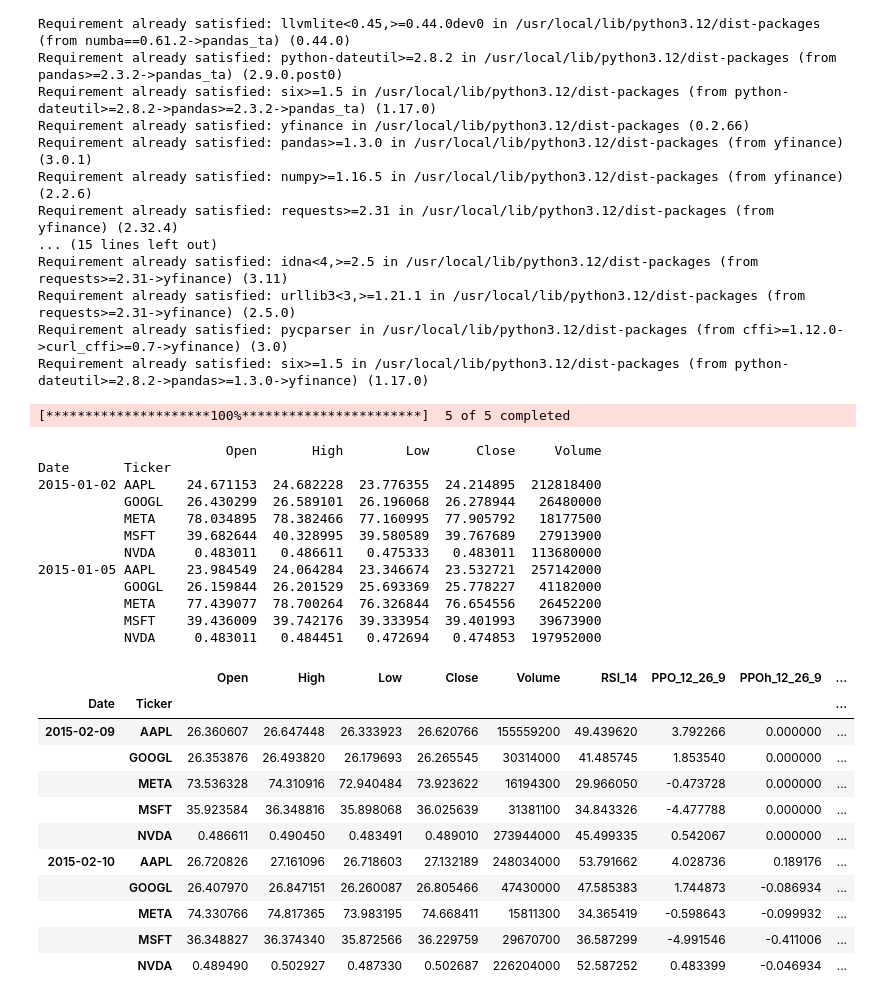
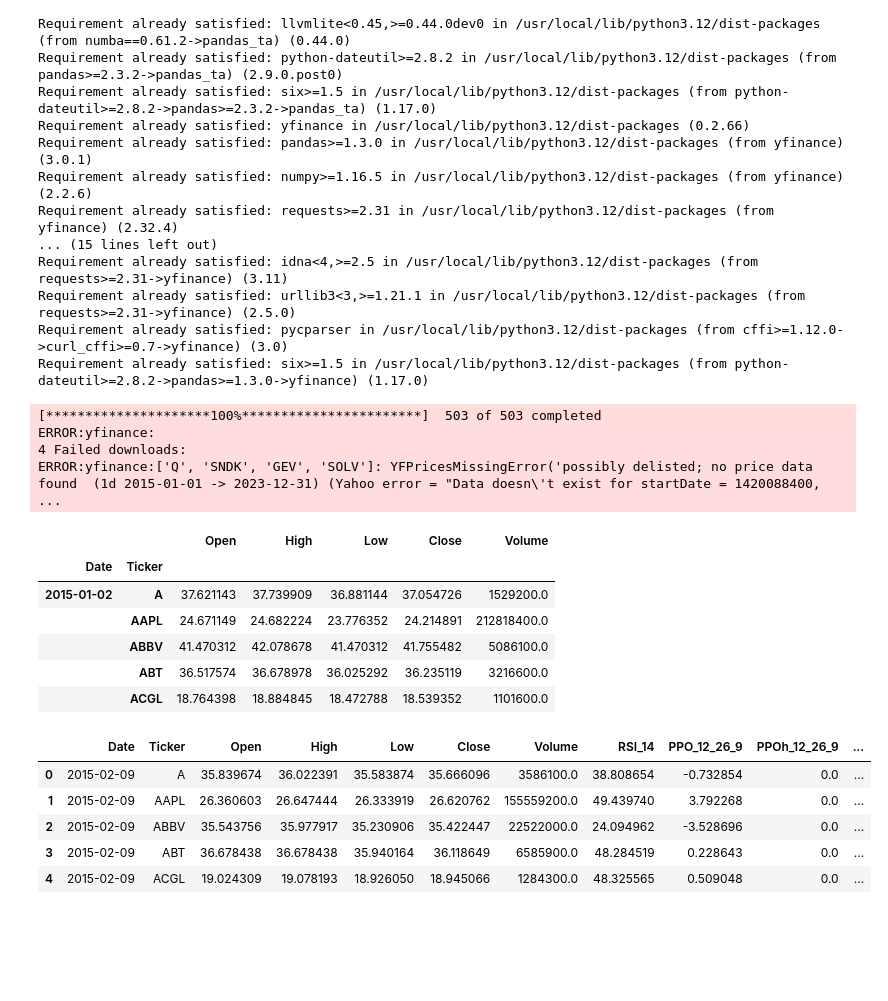
Before and after one commit to ajoneswp-bit/finance_project, a Jupyter notebook: main.ipynb, the cells around one changed output. Saved outputs shown, nothing was run; the diff lists cells and outputs as text; code cells hidden in the pictures; blank space fills up the shorter version.

```diff
--- a/main.ipynb
+++ b/main.ipynb
@@ -29,26 +53,15 @@ ticker_list = ["AAPL", "MSFT", "GOOGL", "NVDA", "META"]
 # %%
-df_bulk = yf.download(tickers=ticker_list, start="2015-01-01", end="2023-12-31", group_by="ticker")
+df_bulk = yf.download(tickers=sp500_tickers, start="2015-01-01", end="2023-12-31", group_by="ticker")
 # %% [output]
-[*********************100%***********************]  5 of 5 completed
+[*********************100%***********************]  503 of 503 completed
+ERROR:yfinance:
+4 Failed downloads:
+ERROR:yfinance:['Q', 'SNDK', 'GEV', 'SOLV']: YFPricesMissingError('possibly delisted; no price data found  (1d 2015-01-01 -> 2023-12-31) (Yahoo error = "Data doesn\'t exist for startDate = 1420088400, ...
 # %%
 df_stacked = df_bulk.stack(level=0, future_stack=True).rename_axis(['Date', 'Ticker']).reset_index()
 df_stacked = df_stacked.sort_values(by=['Date', 'Ticker'])
 df_stacked.columns.name = None
 df_stacked = df_stacked.set_index(['Date', 'Ticker'])
-print(df_stacked.head(10))
-# %% [output]
-                        Open       High        Low      Close     Volume
-Date       Ticker
-2015-01-02 AAPL    24.671153  24.682228  23.776355  24.214895  212818400
-           GOOGL   26.430299  26.589101  26.196068  26.278944   26480000
-           META    78.034895  78.382466  77.160995  77.905792   18177500
-           MSFT    39.682644  40.328995  39.580589  39.767689   27913900
-           NVDA     0.483011   0.486611   0.475333   0.483011  113680000
-2015-01-05 AAPL    23.984549  24.064284  23.346674  23.532721  257142000
-           GOOGL   26.159844  26.201529  25.693369  25.778227   41182000
-           META    77.439077  78.700264  76.326844  76.654556   26452200
-           MSFT    39.436009  39.742176  39.333954  39.401993   39673900
-           NVDA     0.483011   0.484451   0.472694   0.474853  197952000
 # %%
 def calculate_features(group):
     # Group 1: pandas-ta features
@@ -63,21 +76,37 @@ def calculate_features(group):
     group['High_Low_Ratio'] = (group['High'] - group['Low']) / group['Close']
 
     return group
+# %%
+numeric_cols = ['Open', 'High', 'Low', 'Close', 'Volume']
+df_stacked[numeric_cols] = df_stacked[numeric_cols].apply(pd.to_numeric, errors='coerce')
+# %%
+if 'Adj Close' in df_stacked.columns:
+    df_stacked = df_stacked.drop(columns=['Adj Close'])
+
+# 2. Protect Date and Ticker in the index
+if 'Ticker' in df_stacked.columns:
+    df_stacked = df_stacked.set_index(['Date', 'Ticker'])
+df_stacked = df_stacked.dropna()
+# %%
+df_stacked.head()
+# %% [output]
+|  |  | Open | High | Low | Close | Volume |
+| Date | Ticker |  |  |  |  |  |
+| 2015-01-02 | A | 37.621143 | 37.739909 | 36.881144 | 37.054726 | 1529200.0 |
+|  | AAPL | 24.671149 | 24.682224 | 23.776352 | 24.214891 | 212818400.0 |
+|  | ABBV | 41.470312 | 42.078678 | 41.470312 | 41.755482 | 5086100.0 |
+|  | ABT | 36.517574 | 36.678978 | 36.025292 | 36.235119 | 3216600.0 |
+|  | ACGL | 18.764398 | 18.884845 | 18.472788 | 18.539352 | 1101600.0 |
 # %%
-df_features = df_stacked.groupby('Ticker', group_keys=False).apply(calculate_features)
-df_features = df_features.dropna()
-df_features.head(10)
+df_features = df_stacked.groupby(level='Ticker', group_keys=False).apply(calculate_features)
+df_features = df_features.dropna().reset_index()
-# %% [output]
-|  |  | Open | High | Low | Close | Volume | RSI_14 | PPO_12_26_9 | PPOh_12_26_9 | ... |
-| Date | Ticker |  |  |  |  |  |  |  |  | ... |
-| 2015-02-09 | AAPL | 26.360607 | 26.647448 | 26.333923 | 26.620766 | 155559200 | 49.439620 | 3.792266 | 0.000000 | ... |
-|  | GOOGL | 26.353876 | 26.493820 | 26.179693 | 26.265545 | 30314000 | 41.485745 | 1.853540 | 0.000000 | ... |
-|  | META | 73.536328 | 74.310916 | 72.940484 | 73.923622 | 16194300 | 29.966050 | -0.473728 | 0.000000 | ... |
-|  | MSFT | 35.923584 | 36.348816 | 35.898068 | 36.025639 | 31381100 | 34.843326 | -4.477788 | 0.000000 | ... |
-|  | NVDA | 0.486611 | 0.490450 | 0.483491 | 0.489010 | 273944000 | 45.499335 | 0.542067 | 0.000000 | ... |
-| 2015-02-10 | AAPL | 26.720826 | 27.161096 | 26.718603 | 27.132189 | 248034000 | 53.791662 | 4.028736 | 0.189176 | ... |
-|  | GOOGL | 26.407970 | 26.847151 | 26.260087 | 26.805466 | 47430000 | 47.585383 | 1.744873 | -0.086934 | ... |
-|  | META | 74.330766 | 74.817365 | 73.983195 | 74.668411 | 15811300 | 34.365419 | -0.598643 | -0.099932 | ... |
-|  | MSFT | 36.348827 | 36.374340 | 35.872566 | 36.229759 | 29670700 | 36.587299 | -4.991546 | -0.411006 | ... |
-|  | NVDA | 0.489490 | 0.502927 | 0.487330 | 0.502687 | 226204000 | 52.587252 | 0.483399 | -0.046934 | ... |
+# %%
+df_features.head()
+# %% [output]
+|  | Date | Ticker | Open | High | Low | Close | Volume | RSI_14 | PPO_12_26_9 | PPOh_12_26_9 | ... |
+| 0 | 2015-02-09 | A | 35.839674 | 36.022391 | 35.583874 | 35.666096 | 3586100.0 | 38.808654 | -0.732854 | 0.0 | ... |
+| 1 | 2015-02-09 | AAPL | 26.360603 | 26.647444 | 26.333919 | 26.620762 | 155559200.0 | 49.439740 | 3.792268 | 0.0 | ... |
+| 2 | 2015-02-09 | ABBV | 35.543756 | 35.977917 | 35.230906 | 35.422447 | 22522000.0 | 24.094962 | -3.528696 | 0.0 | ... |
+| 3 | 2015-02-09 | ABT | 36.678438 | 36.678438 | 35.940164 | 36.118649 | 6585900.0 | 48.284519 | 0.228643 | 0.0 | ... |
+| 4 | 2015-02-09 | ACGL | 19.024309 | 19.078193 | 18.926050 | 18.945066 | 1284300.0 | 48.325565 | 0.509048 | 0.0 | ... |
 # %%
```
Also changed, not shown: parts of 9 cells of this notebook.
